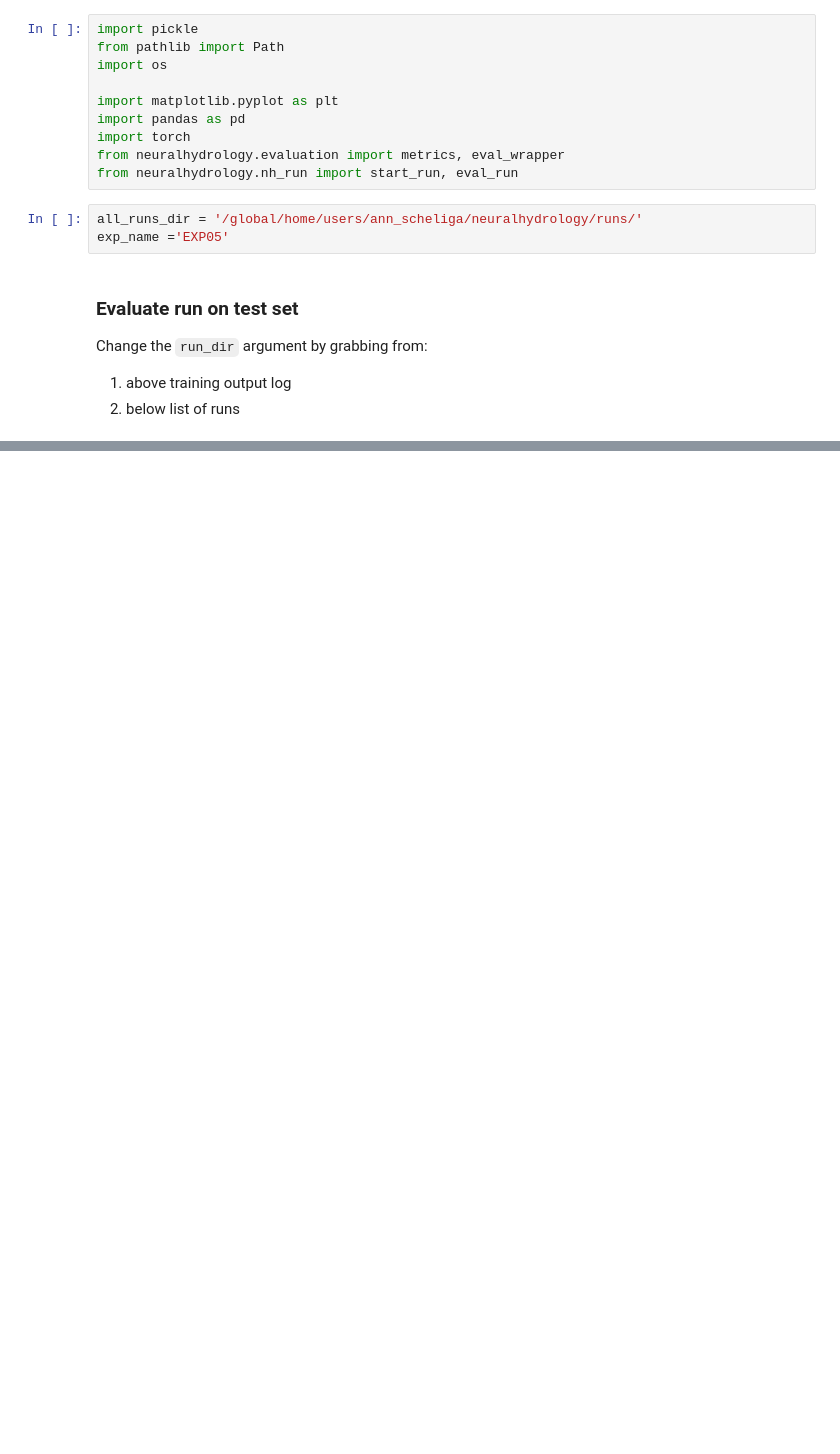
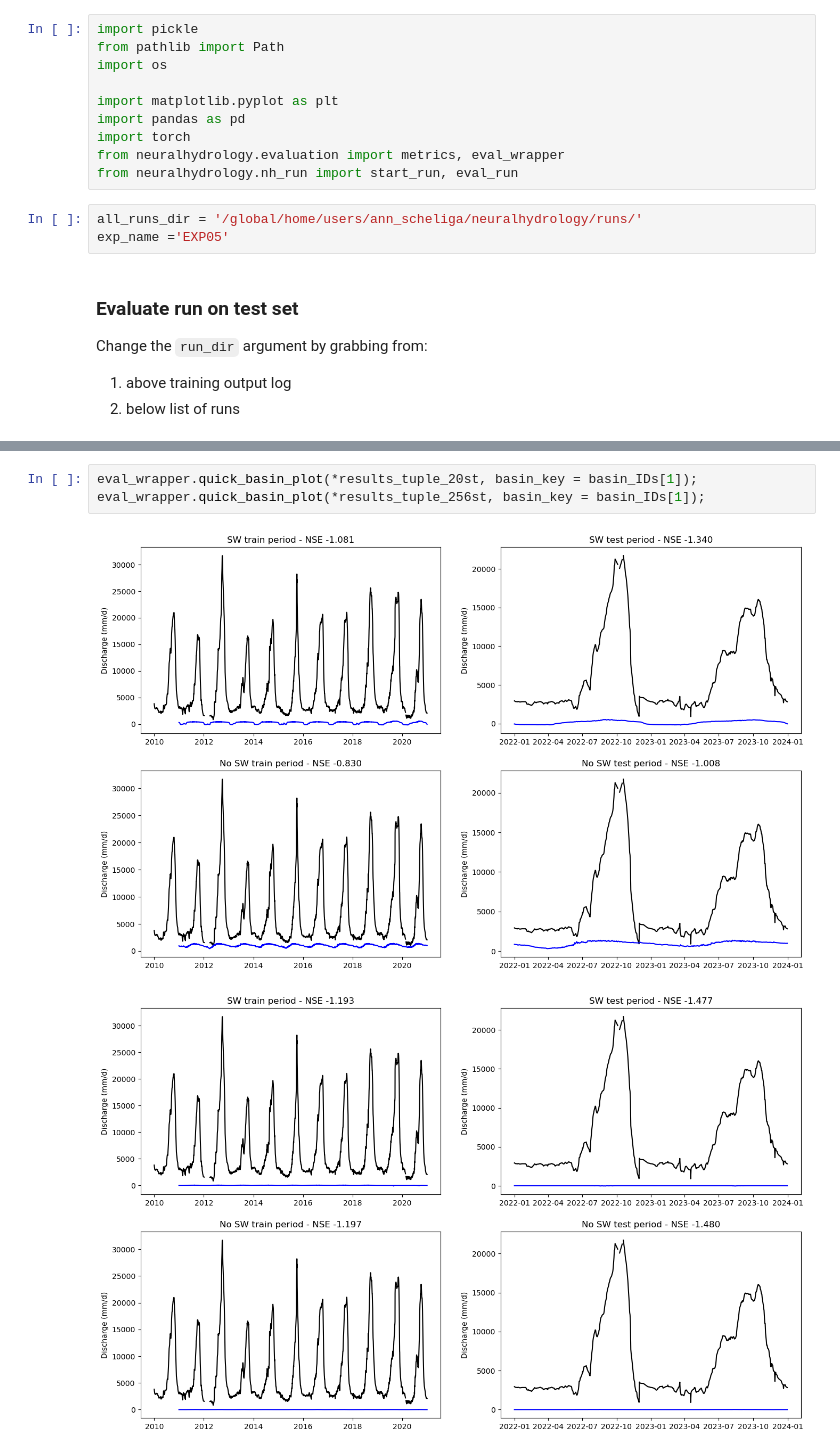
Before and after one commit to ascheliga/neuralhydrology, a Jupyter notebook: cygnss_models/EXP05_hiddenstates/base_case.ipynb, the cells around one changed output, grey strips where cells are left out. Drawn from its saved outputs; the diff is of its cells as text; blank space fills up the shorter version.

```diff
--- a/cygnss_models/EXP05_hiddenstates/base_case.ipynb
+++ b/cygnss_models/EXP05_hiddenstates/base_case.ipynb
@@ -91,0 +62,6 @@ Loaded model results
+# %%
+eval_wrapper.quick_basin_plot(*results_tuple_20st, basin_key = basin_IDs[1]);
+eval_wrapper.quick_basin_plot(*results_tuple_256st, basin_key = basin_IDs[1]);
+# %% [output]
+[figure, added]
+[figure, added]
```
Also changed, not shown: parts of 8 cells of this notebook.
